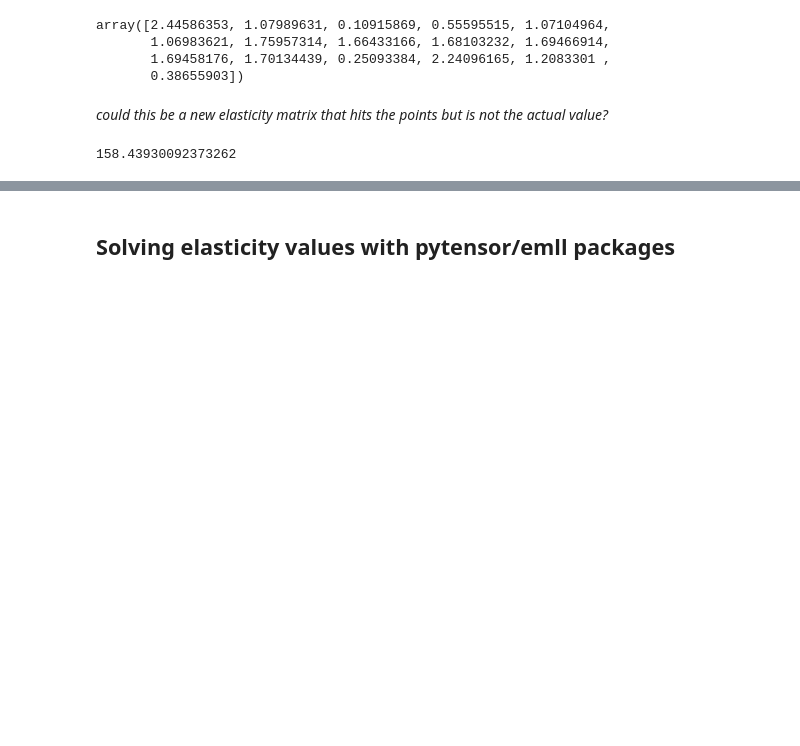
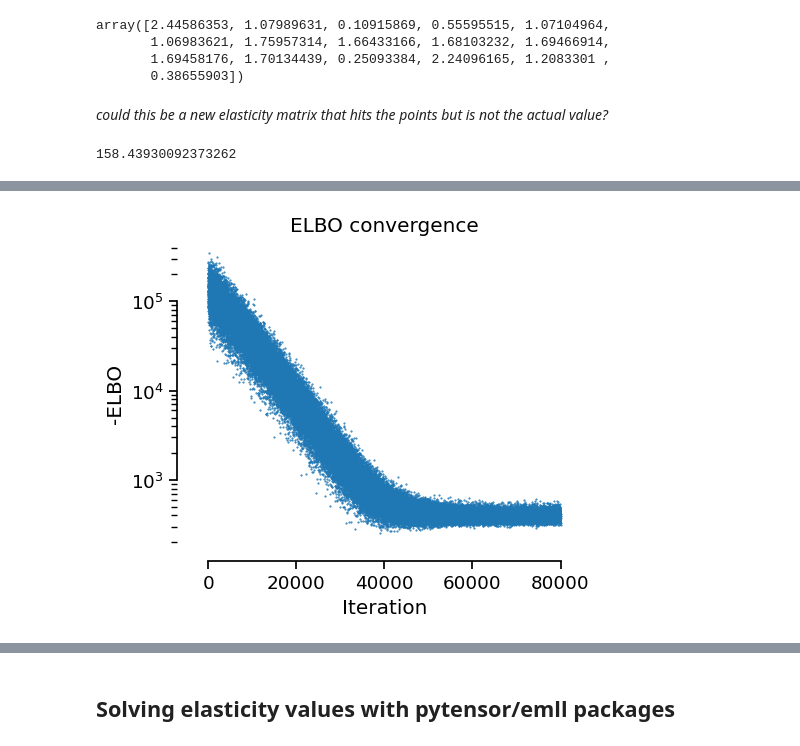
Before and after one commit to janisshin/classical-linlog, a Jupyter notebook: notebooks/yeast.ipynb, the cells around one changed output, grey strips where cells are left out. Drawn from its saved outputs; the diff is of its cells as text; code cells hidden in the pictures; blank space fills up the shorter version.

```diff
--- a/notebooks/yeast.ipynb
+++ b/notebooks/yeast.ipynb
@@ -628,0 +698,15 @@ array([2.44586353, 1.07989631, 0.10915869, 0.55595515, 1.07104964,
+# %%
+with pm.Model() as pymc_model:
+
+    Ex_t = pm.Normal('Ex', mu=np.zeros((16,11)))
+
+    likelihood = (en.values*v_star.values)*(np.ones((16,16)) + pm.math.dot(Ex_t, xn.T) + pm.math.dot(ey,yn.T))
+    v = pm.Normal('v', mu=likelihood, sigma=0.1, observed=vn*v_star)
+# %%
+with pymc_model:
+    advi = pm.ADVI()
+    tracker = pm.callbacks.Tracker(
+        mean = advi.approx.mean.eval,
+        std = advi.approx.std.eval
+    )
+    approx = pm.fit(n=80000)
@@ -628,0 +716,14 @@ array([2.44586353, 1.07989631, 0.10915869, 0.55595515, 1.07104964,
+# %%
+with sns.plotting_context('notebook', font_scale=1.2):
+
+    fig = plt.figure(figsize=(5,4),dpi=100)
+    plt.plot(approx.hist + 30, '.', rasterized=True, ms=1)
+    plt.yscale("log")
+
+    sns.despine(trim=True, offset=10)
+
+    plt.ylabel('-ELBO')
+    plt.xlabel('Iteration')
+    plt.title('ELBO convergence')
+# %% [output]
+[figure, added]
```
Also changed, not shown: parts of 41 cells of this notebook.
